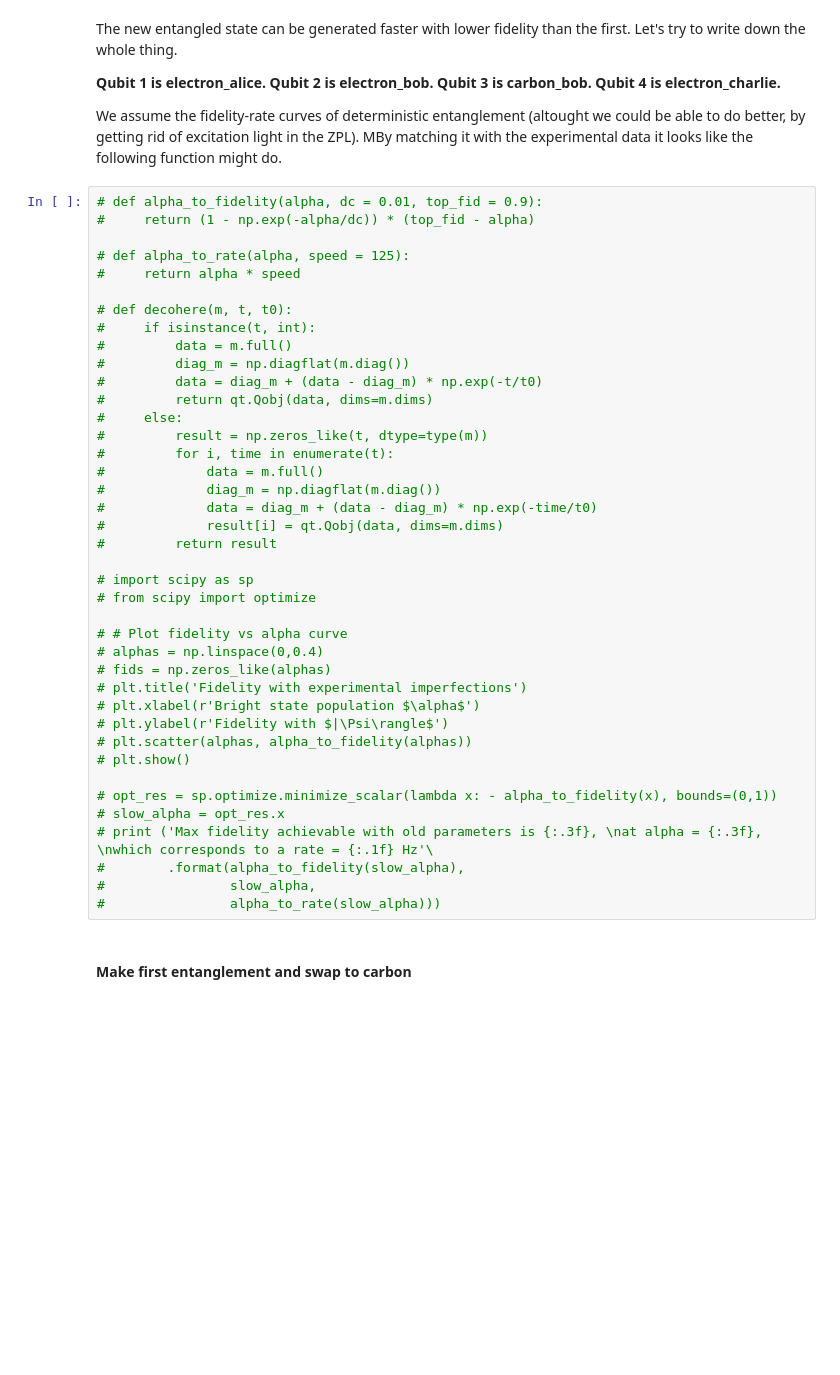
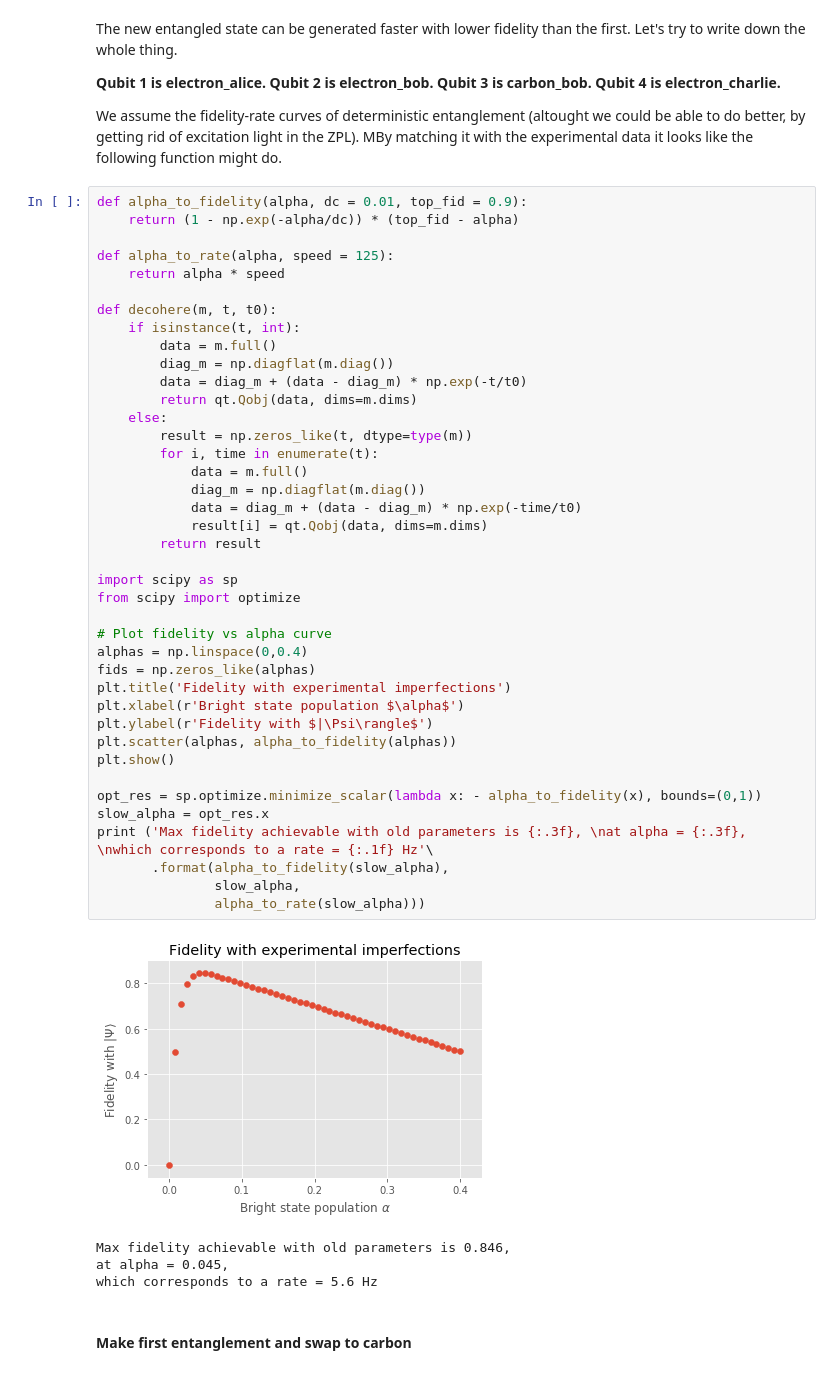
Before and after one commit to matpompili/go-nogo, a Jupyter notebook: Proposal.ipynb, the cells around one changed output. Saved outputs shown, nothing was run; the diff lists cells and outputs as text; blank space fills up the shorter version.

```diff
--- a/Proposal.ipynb
+++ b/Proposal.ipynb
@@ -118,45 +120,50 @@ The new entangled state can be generated faster with lower fidelity than the fir
 We assume the fidelity-rate curves of deterministic entanglement (altought we could be able to do better, by getting rid of excitation light in the ZPL).
 MBy matching it with the experimental data it looks like the following function might do.
 # %%
-# def alpha_to_fidelity(alpha, dc = 0.01, top_fid = 0.9):
-#     return (1 - np.exp(-alpha/dc)) * (top_fid - alpha)
+def alpha_to_fidelity(alpha, dc = 0.01, top_fid = 0.9):
+    return (1 - np.exp(-alpha/dc)) * (top_fid - alpha)
 
-# def alpha_to_rate(alpha, speed = 125):
-#     return alpha * speed
+def alpha_to_rate(alpha, speed = 125):
+    return alpha * speed
 
-# def decohere(m, t, t0):
-#     if isinstance(t, int):
-#         data = m.full()
-#         diag_m = np.diagflat(m.diag())
-#         data = diag_m + (data - diag_m) * np.exp(-t/t0)
-#         return qt.Qobj(data, dims=m.dims)
-#     else:
-#         result = np.zeros_like(t, dtype=type(m))
-#         for i, time in enumerate(t):
-#             data = m.full()
-#             diag_m = np.diagflat(m.diag())
-#             data = diag_m + (data - diag_m) * np.exp(-time/t0)
-#             result[i] = qt.Qobj(data, dims=m.dims)
-#         return result
+def decohere(m, t, t0):
+    if isinstance(t, int):
+        data = m.full()
+        diag_m = np.diagflat(m.diag())
+        data = diag_m + (data - diag_m) * np.exp(-t/t0)
+        return qt.Qobj(data, dims=m.dims)
+    else:
+        result = np.zeros_like(t, dtype=type(m))
+        for i, time in enumerate(t):
+            data = m.full()
+            diag_m = np.diagflat(m.diag())
+            data = diag_m + (data - diag_m) * np.exp(-time/t0)
+            result[i] = qt.Qobj(data, dims=m.dims)
+        return result
 
-# import scipy as sp
-# from scipy import optimize
+import scipy as sp
+from scipy import optimize
 
-# # Plot fidelity vs alpha curve
-# alphas = np.linspace(0,0.4)
-# fids = np.zeros_like(alphas)
-# plt.title('Fidelity with experimental imperfections')
-# plt.xlabel(r'Bright state population $\alpha$')
-# plt.ylabel(r'Fidelity with $|\Psi\rangle$')
-# plt.scatter(alphas, alpha_to_fidelity(alphas))
-# plt.show()
+# Plot fidelity vs alpha curve
+alphas = np.linspace(0,0.4)
+fids = np.zeros_like(alphas)
+plt.title('Fidelity with experimental imperfections')
+plt.xlabel(r'Bright state population $\alpha$')
+plt.ylabel(r'Fidelity with $|\Psi\rangle$')
+plt.scatter(alphas, alpha_to_fidelity(alphas))
+plt.show()
 
-# opt_res = sp.optimize.minimize_scalar(lambda x: - alpha_to_fidelity(x), bounds=(0,1))
-# slow_alpha = opt_res.x
-# print ('Max fidelity achievable with old parameters is {:.3f}, \nat alpha = {:.3f}, \nwhich corresponds to a rate = {:.1f} Hz'\
-#        .format(alpha_to_fidelity(slow_alpha),
-#                slow_alpha,
-#                alpha_to_rate(slow_alpha)))
+opt_res = sp.optimize.minimize_scalar(lambda x: - alpha_to_fidelity(x), bounds=(0,1))
+slow_alpha = opt_res.x
+print ('Max fidelity achievable with old parameters is {:.3f}, \nat alpha = {:.3f}, \nwhich corresponds to a rate = {:.1f} Hz'\
+       .format(alpha_to_fidelity(slow_alpha),
+               slow_alpha,
+               alpha_to_rate(slow_alpha)))
+# %% [output]
+[figure, added]
+Max fidelity achievable with old parameters is 0.846,
+at alpha = 0.045,
+which corresponds to a rate = 5.6 Hz
 # %% [markdown]
 #### Make first entanglement and swap to carbon
 # %%
```
Also changed, not shown: parts of 29 cells of this notebook, 3 other files.
